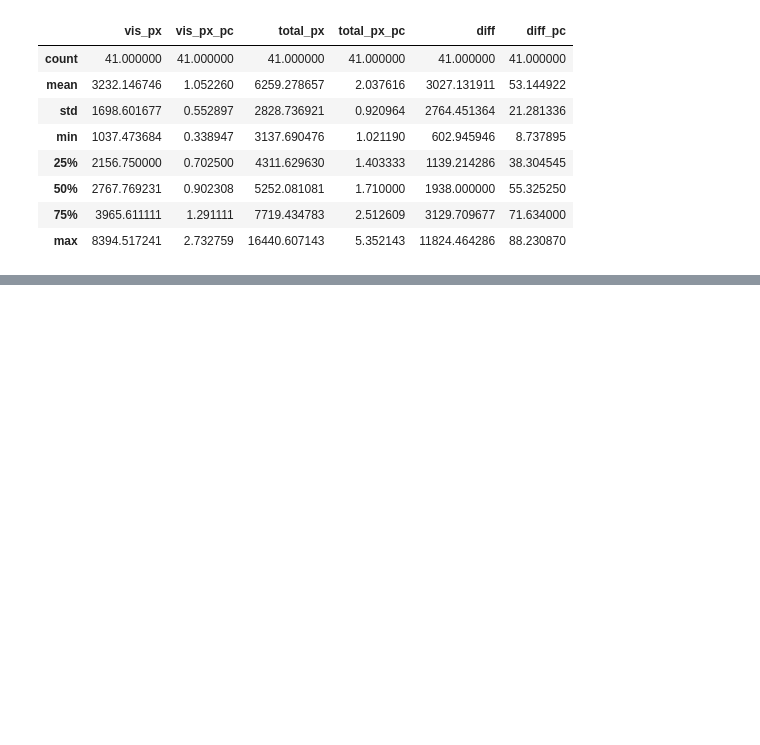
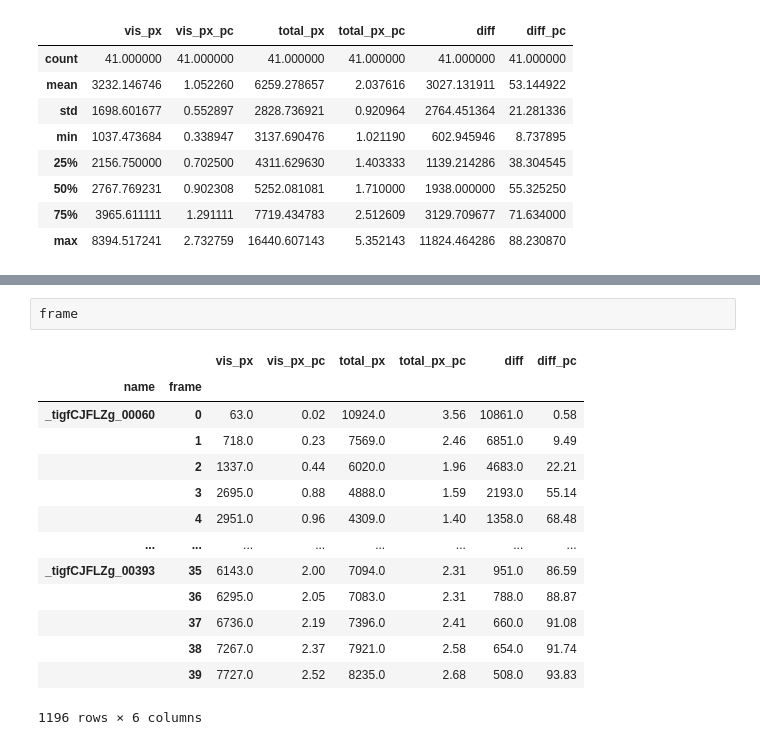
Before and after one commit to kevin-eberhardt/Deep-Learning-SS-21-Gruppe-1, a Jupyter notebook: auswertung_yolov3_task2b.ipynb, the cells around one changed output, grey strips where cells are left out. Drawn from its saved outputs; the diff is of its cells as text; blank space fills up the shorter version.

```diff
--- a/auswertung_yolov3_task2b.ipynb
+++ b/auswertung_yolov3_task2b.ipynb
@@ -60,0 +73,17 @@ mean_diff_pc.describe()
+# %%
+frame
+# %% [output]
+|  |  | vis_px | vis_px_pc | total_px | total_px_pc | diff | diff_pc |
+| name | frame |  |  |  |  |  |  |
+| _tigfCJFLZg_00060 | 0 | 63.0 | 0.02 | 10924.0 | 3.56 | 10861.0 | 0.58 |
+|  | 1 | 718.0 | 0.23 | 7569.0 | 2.46 | 6851.0 | 9.49 |
+|  | 2 | 1337.0 | 0.44 | 6020.0 | 1.96 | 4683.0 | 22.21 |
+|  | 3 | 2695.0 | 0.88 | 4888.0 | 1.59 | 2193.0 | 55.14 |
+|  | 4 | 2951.0 | 0.96 | 4309.0 | 1.40 | 1358.0 | 68.48 |
+| ... | ... | ... | ... | ... | ... | ... | ... |
+| _tigfCJFLZg_00393 | 35 | 6143.0 | 2.00 | 7094.0 | 2.31 | 951.0 | 86.59 |
+|  | 36 | 6295.0 | 2.05 | 7083.0 | 2.31 | 788.0 | 88.87 |
+|  | 37 | 6736.0 | 2.19 | 7396.0 | 2.41 | 660.0 | 91.08 |
+|  | 38 | 7267.0 | 2.37 | 7921.0 | 2.58 | 654.0 | 91.74 |
+|  | 39 | 7727.0 | 2.52 | 8235.0 | 2.68 | 508.0 | 93.83 |
+1196 rows × 6 columns
```
Also changed, not shown: parts of 1 cell of this notebook.
